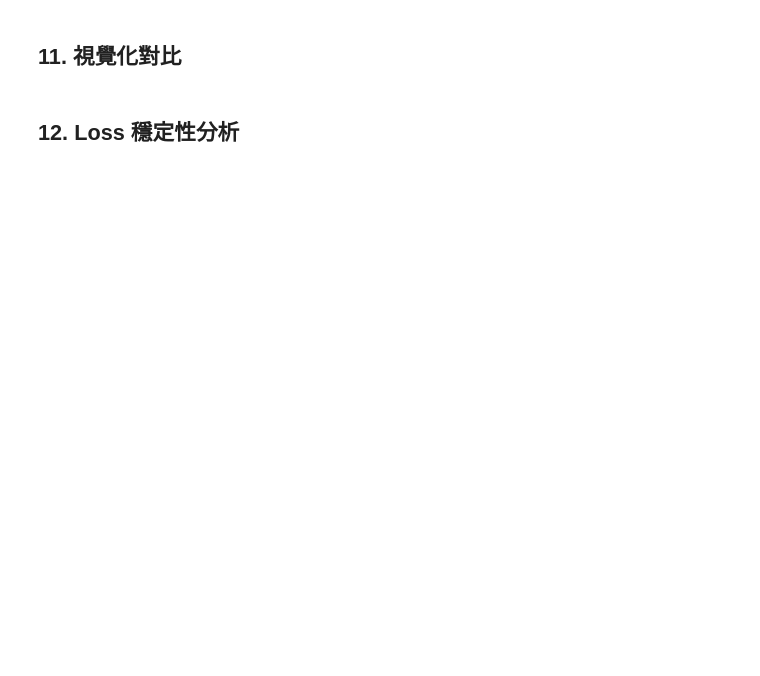
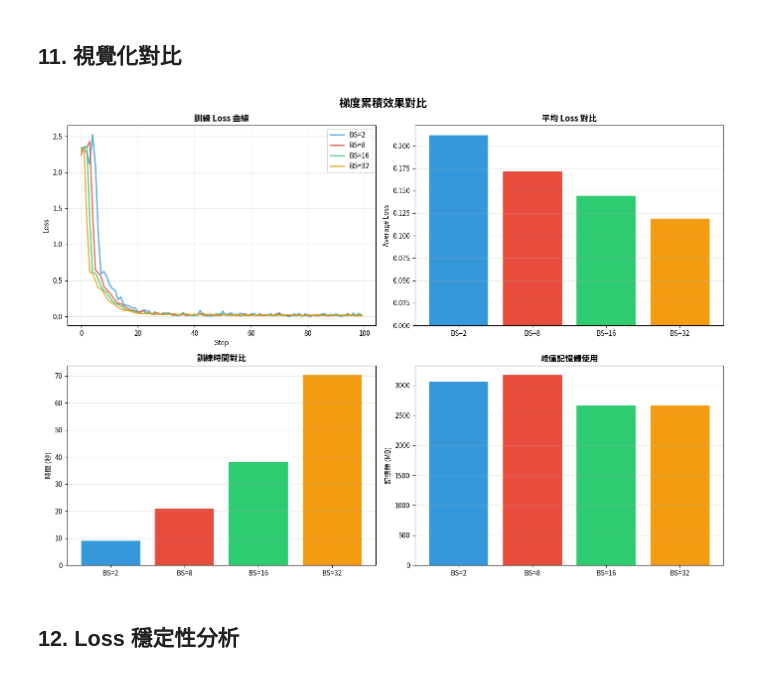
Before and after one commit to Zenobia000/iSpan_LLM-One-Piece, a Jupyter notebook: 01-Core_Training_Techniques/02-Labs/Lab-1.4-Training_Optimization_Basics/02-Gradient_Accumulation.ipynb, the cells around one changed output. Saved outputs shown, nothing was run; the diff lists cells and outputs as text; code cells hidden in the pictures; blank space fills up the shorter version.

```diff
--- a/01-Core_Training_Techniques/02-Labs/Lab-1.4-Training_Optimization_Basics/02-Gradient_Accumulation.ipynb
+++ b/01-Core_Training_Techniques/02-Labs/Lab-1.4-Training_Optimization_Basics/02-Gradient_Accumulation.ipynb
@@ -140,7 +148,7 @@ def train_with_accumulation(
     accumulation_steps,
     num_steps=100,
     learning_rate=5e-5,
-    use_amp=True
+    use_amp=True,
 ):
     """
     使用梯度累積訓練模型
@@ -249,7 +257,7 @@ results_baseline = train_with_accumulation(
     micro_batch_size=2,
     accumulation_steps=1,  # 無累積
     num_steps=100,
-    use_amp=True
+    use_amp=True,
 )
 
 # 顯示結果
@@ -411,6 +494,13 @@ print(f"   → 觀察 Loss 曲線的平滑度差異")
 # %% [markdown]
 ## 11. 視覺化對比
 # %%
+import matplotlib.pyplot as plt
+from matplotlib import font_manager, rcParams
+
+# 設定字型為 Noto Sans CJK TC
+rcParams['font.sans-serif'] = ['Noto Sans CJK JP']
+rcParams['axes.unicode_minus'] = False  # 避免負號顯示錯誤
+
 # 創建對比圖表
 fig, axes = plt.subplots(2, 2, figsize=(14, 10))
 fig.suptitle("梯度累積效果對比", fontsize=16, fontweight="bold")
@@ -425,33 +515,35 @@ axes[0, 0].plot(results_acc8["losses"], label=configs[2], linewidth=2, color=col
 axes[0, 0].plot(results_acc16["losses"], label=configs[3], linewidth=2, color=colors[3], alpha=0.8)
 axes[0, 0].set_title("訓練 Loss 曲線", fontsize=12, fontweight="bold")
 axes[0, 0].set_xlabel("Step")
 axes[0, 0].set_ylabel("Loss")
 axes[0, 0].legend()
 axes[0, 0].grid(alpha=0.3)
 
 # 2. 平均 Loss 對比
 avg_losses = [r["avg_loss"] for _, r in all_results]
 axes[0, 1].bar(configs, avg_losses, color=colors)
 axes[0, 1].set_title("平均 Loss 對比", fontsize=12, fontweight="bold")
 axes[0, 1].set_ylabel("Average Loss")
 axes[0, 1].grid(axis="y", alpha=0.3)
 
 # 3. 訓練時間對比
 times = [r["training_time"] for _, r in all_results]
 axes[1, 0].bar(configs, times, color=colors)
 axes[1, 0].set_title("訓練時間對比", fontsize=12, fontweight="bold")
 axes[1, 0].set_ylabel("時間 (秒)")
 axes[1, 0].grid(axis="y", alpha=0.3)
 
 # 4. 記憶體使用對比
 memories = [r["peak_memory_mb"] for _, r in all_results]
 axes[1, 1].bar(configs, memories, color=colors)
 axes[1, 1].set_title("峰值記憶體使用", fontsize=12, fontweight="bold")
 axes[1, 1].set_ylabel("記憶體 (MB)")
 axes[1, 1].grid(axis="y", alpha=0.3)
 
 plt.tight_layout()
 plt.show()
+# %% [output]
+[figure, added]
 # %% [markdown]
 ## 12. Loss 穩定性分析
 # %%
```
Also changed, not shown: parts of 10 cells of this notebook, 12 other files.
